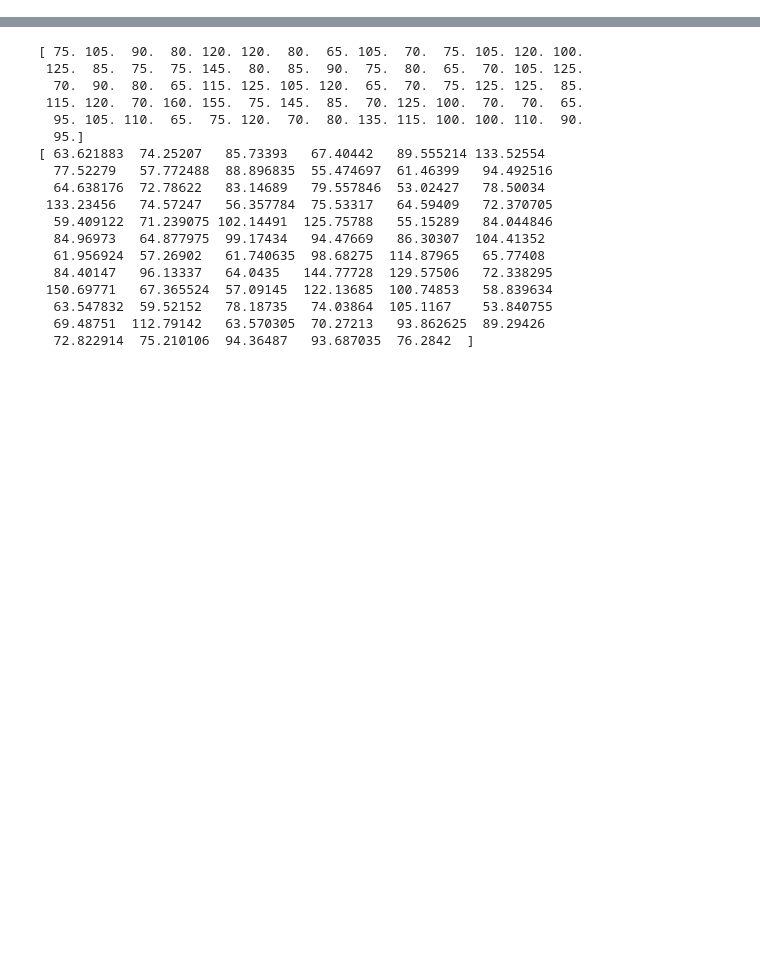
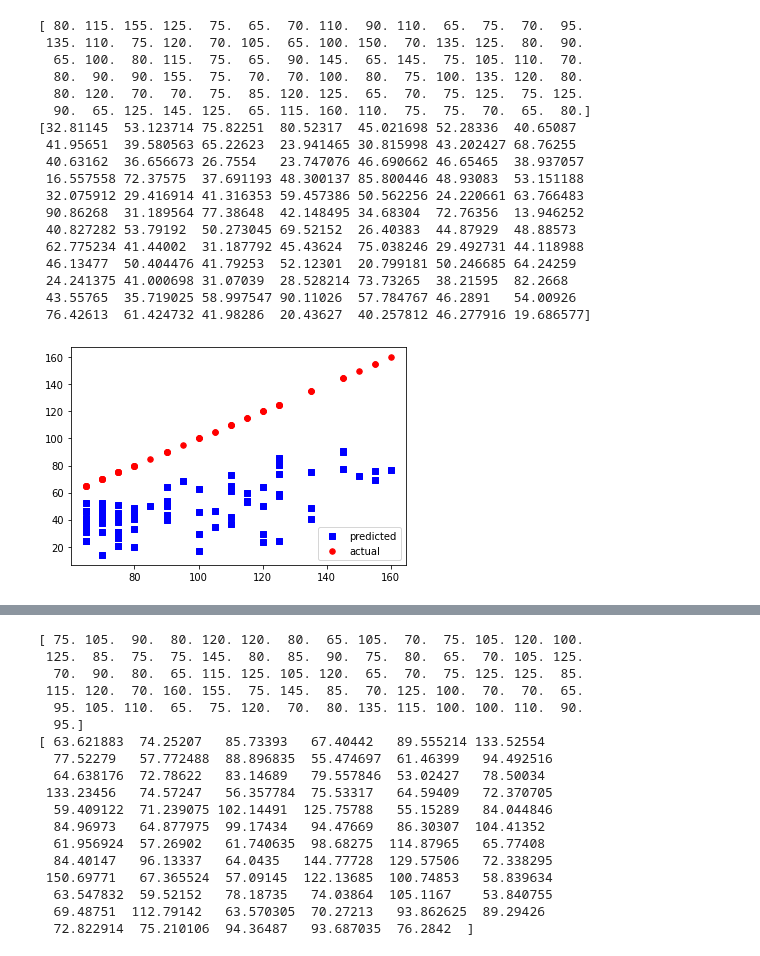
Before and after one commit to jliu2006/hurricane_intensity, a Jupyter notebook: test_model_framework.ipynb, the cells around one changed output, grey strips where cells are left out. Drawn from its saved outputs; the diff is of its cells as text; code cells hidden in the pictures; blank space fills up the shorter version.

```diff
--- a/test_model_framework.ipynb
+++ b/test_model_framework.ipynb
@@ -717,3 +769,40 @@ plt.show()
+# %%
+y_pred = model.predict([
+    #stage_1_train,
+    #stage_2_train,
+    stage_3_train])
+y_pred = y_pred.reshape(y_pred.shape[0])
+
+print(y_train)
+print(y_pred)
+
+fig = plt.figure()
+ax1 = fig.add_subplot(111)
+
+ax1.scatter(y_train, y_pred, s=30, c='b', marker="s", label='predicted')
+ax1.scatter(y_train, y_train, s=30, c='r', marker="o", label='actual')
+plt.legend(loc='lower right')
+plt.show()
+# %% [output]
+[ 80. 115. 155. 125.  75.  65.  70. 110.  90. 110.  65.  75.  70.  95.
+ 135. 110.  75. 120.  70. 105.  65. 100. 150.  70. 135. 125.  80.  90.
+  65. 100.  80. 115.  75.  65.  90. 145.  65. 145.  75. 105. 110.  70.
+  80.  90.  90. 155.  75.  70.  70. 100.  80.  75. 100. 135. 120.  80.
+  80. 120.  70.  70.  75.  85. 120. 125.  65.  70.  75. 125.  75. 125.
+  90.  65. 125. 145. 125.  65. 115. 160. 110.  75.  75.  70.  65.  80.]
+[32.81145  53.123714 75.82251  80.52317  45.021698 52.28336  40.65087
+ 41.95651  39.580563 65.22623  23.941465 30.815998 43.202427 68.76255
+ 40.63162  36.656673 26.7554   23.747076 46.690662 46.65465  38.937057
+ 16.557558 72.37575  37.691193 48.300137 85.800446 48.93083  53.151188
+ 32.075912 29.416914 41.316353 59.457386 50.562256 24.220661 63.766483
+ 90.86268  31.189564 77.38648  42.148495 34.68304  72.76356  13.946252
+ 40.827282 53.79192  50.273045 69.52152  26.40383  44.87929  48.88573
+ 62.775234 41.44002  31.187792 45.43624  75.038246 29.492731 44.118988
+ 46.13477  50.404476 41.79253  52.12301  20.799181 50.246685 64.24259
+ 24.241375 41.000698 31.07039  28.528214 73.73265  38.21595  82.2668
+ 43.55765  35.719025 58.997547 90.11026  57.784767 46.2891   54.00926
+ 76.42613  61.424732 41.98286  20.43627  40.257812 46.277916 19.686577]
+[figure, added]
 # %%
 import math
 
```
Also changed, not shown: parts of 15 cells of this notebook, 5 other files.
